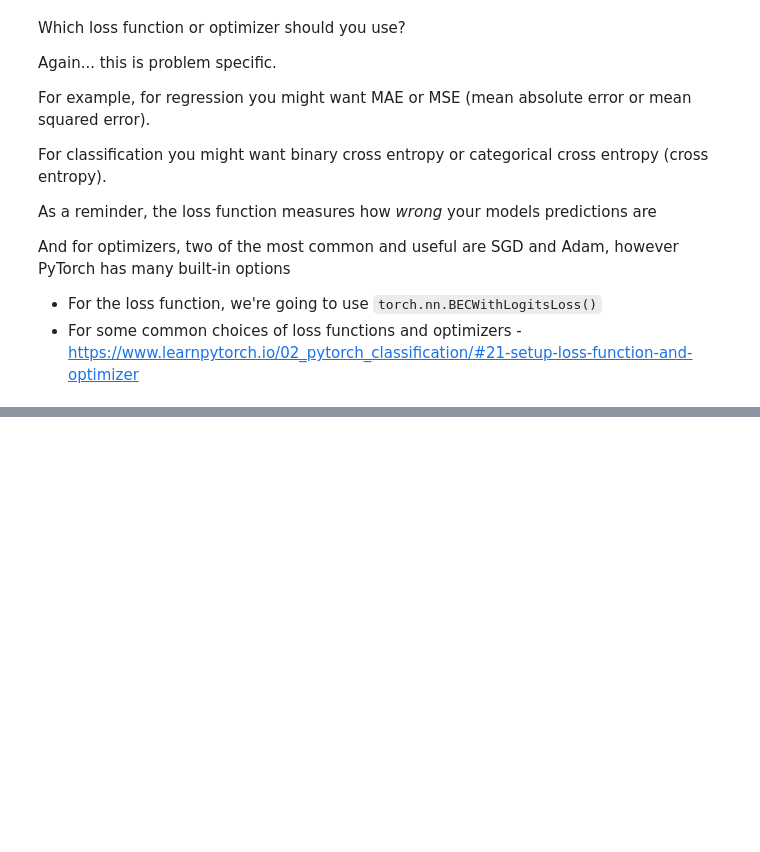
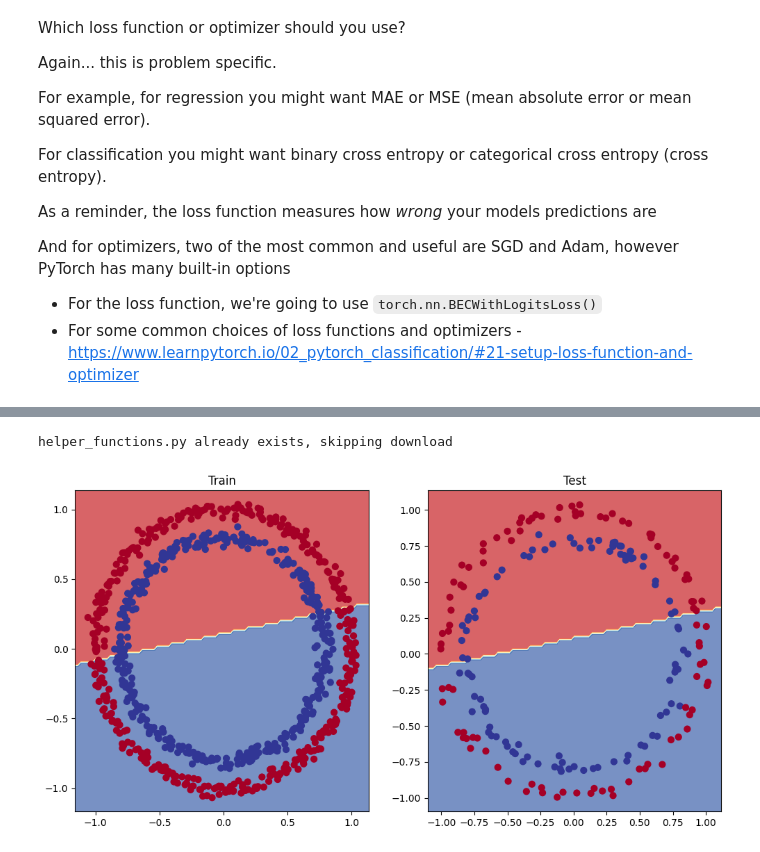
Before and after one commit to BigBarfEaterBBE/pytorch-learning, a Jupyter notebook: 02_pytorch_classification.ipynb, the cells around one changed output, grey strips where cells are left out. Cells and saved outputs as stored; diff of their text form; code cells hidden in the pictures; blank space fills up the shorter version.

Commit message:
2/20 2:28 PM finished the binary classification model by implenting ReLU as non-linear activation and now starting a multi-classification model. I need to create the training and testing loop next

```diff
--- a/02_pytorch_classification.ipynb
+++ b/02_pytorch_classification.ipynb
@@ -244,7 +251,7 @@ And for optimizers, two of the most common and useful are SGD and Adam, however
 # %%
 # Setup the loss function
 # loss_fn = nn.BCELoss() # BCELoss = requires inputs to have gone through the sigmoid activation function prior to input to BCELoss
-losss_fn = nn.BCEWithLogitsLoss() # BCEWithLogitsLoss = sigmoid activiation function built-in
+loss_fn = nn.BCEWithLogitsLoss() # BCEWithLogitsLoss = sigmoid activiation function built-in
 
 optimizer = torch.optim.SGD(params=model_0.parameters(),
                             lr = 0.1)
@@ -256,0 +282,6 @@ def accuracy_fn(y_true, y_pred):
+# %%
+# View the first 5 outputs of the forward apss on the test data
+model_0.eval()
+with torch.inference_mode():
+    y_logits = model_0(X_test.to(device))[:5]
+y_logits
@@ -256,0 +401,27 @@ def accuracy_fn(y_true, y_pred):
+# %%
+import requests
+from pathlib import Path
+
+# Download helper functions from Learn PyTorch repo (if it's not already downloaded)
+if Path("helper_functions.py").is_file():
+    print("helper_functions.py already exists, skipping download")
+else:
+    print("Download helper_functions.py")
+    request = requests.get("https://raw.githubusercontent.com/mrdbourke/pytorch-deep-learning/main/helper_functions.py")
+    with open("helper_functions.py", "wb") as f:
+        f.write(request.content)
+
+from helper_functions import plot_predictions, plot_decision_boundary
+# %% [output]
+helper_functions.py already exists, skipping download
+# %%
+# Plot decision boundary of the model
+plt.figure(figsize=(12,6))
+plt.subplot(1,2,1)
+plt.title("Train")
+plot_decision_boundary(model_0, X_train, y_train)
+plt.subplot(1,2,2)
+plt.title("Test")
+plot_decision_boundary(model_0, X_test,y_test)
+# %% [output]
+[figure, added]
```
Also changed, not shown: parts of 57 cells of this notebook.
